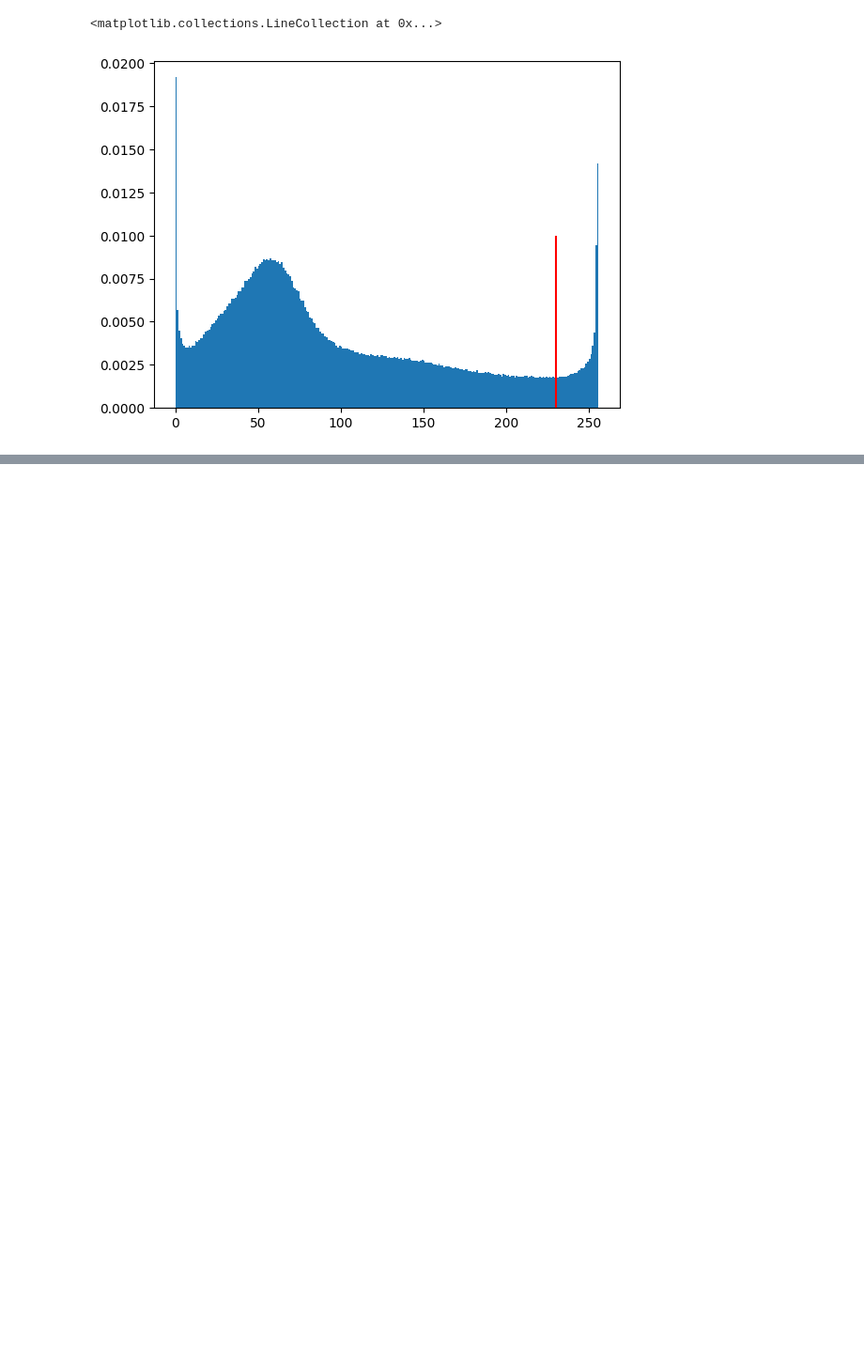
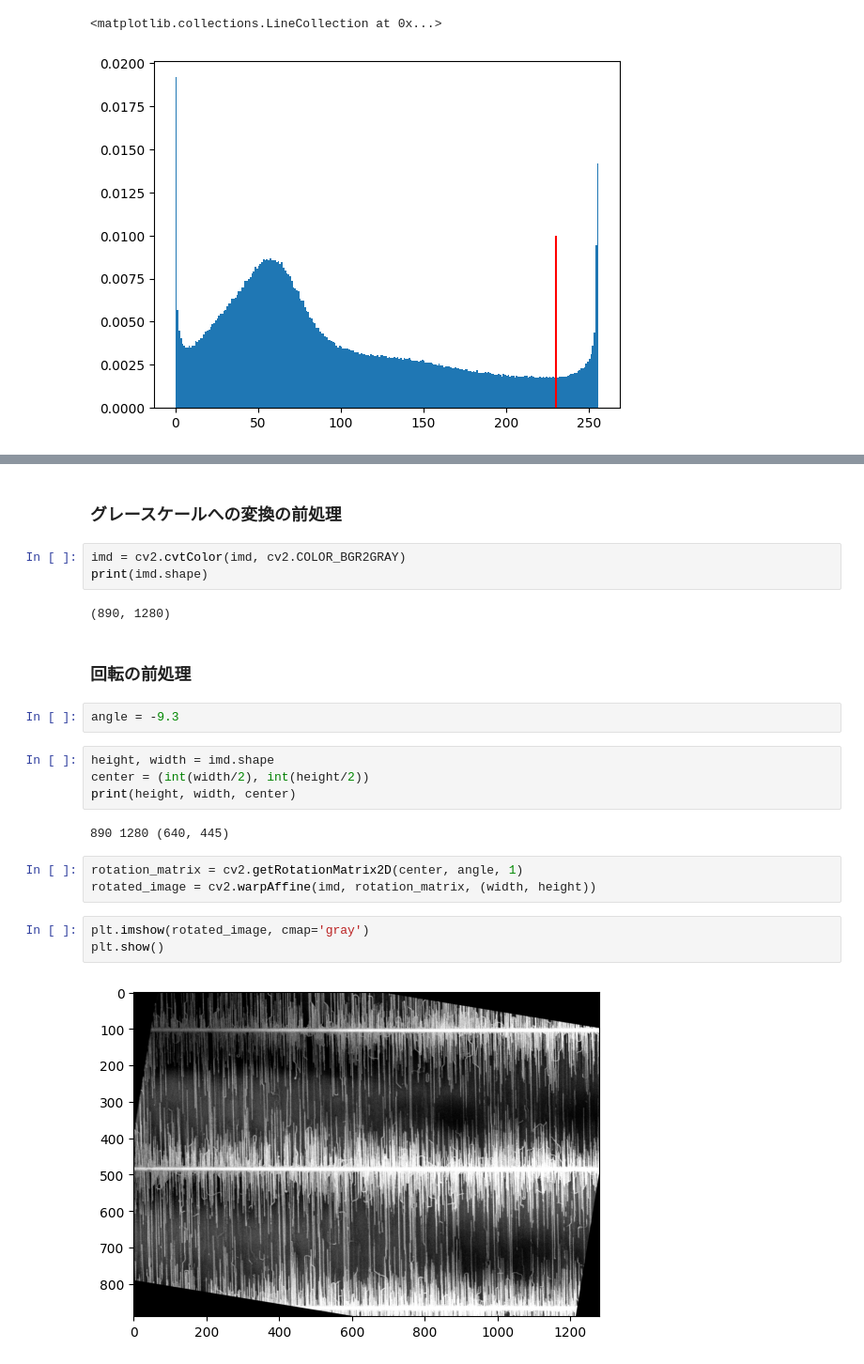
Before and after one commit to kykougaku/adhoc_analysis, a Jupyter notebook: notebook/semimage.ipynb, the cells around one changed output, grey strips where cells are left out. Shown at 94% size. Drawn from its saved outputs; the diff is of its cells as text; blank space fills up the shorter version.

```diff
--- a/notebook/semimage.ipynb
+++ b/notebook/semimage.ipynb
@@ -43,0 +63,25 @@ plt.vlines(thereshold, 0, 0.01, color='r')
+# %% [markdown]
+### グレースケールへの変換の前処理
+# %%
+imd = cv2.cvtColor(imd, cv2.COLOR_BGR2GRAY)
+print(imd.shape)
+# %% [output]
+(890, 1280)
+# %% [markdown]
+### 回転の前処理
+# %%
+angle = -9.3
+# %%
+height, width = imd.shape
+center = (int(width/2), int(height/2))
+print(height, width, center)
+# %% [output]
+890 1280 (640, 445)
+# %%
+rotation_matrix = cv2.getRotationMatrix2D(center, angle, 1)
+rotated_image = cv2.warpAffine(imd, rotation_matrix, (width, height))
+# %%
+plt.imshow(rotated_image, cmap='gray')
+plt.show()
+# %% [output]
+[figure, added]
```
Also changed, not shown: parts of 11 cells of this notebook.
